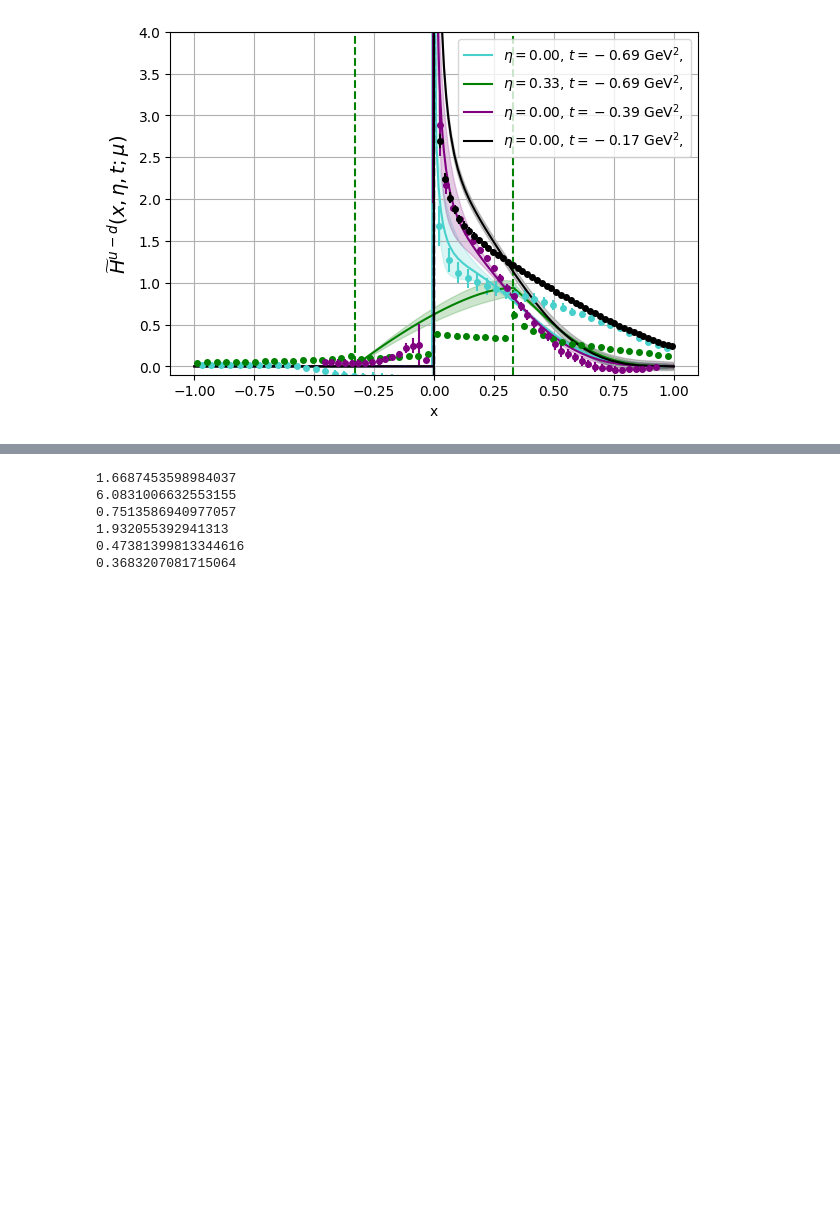
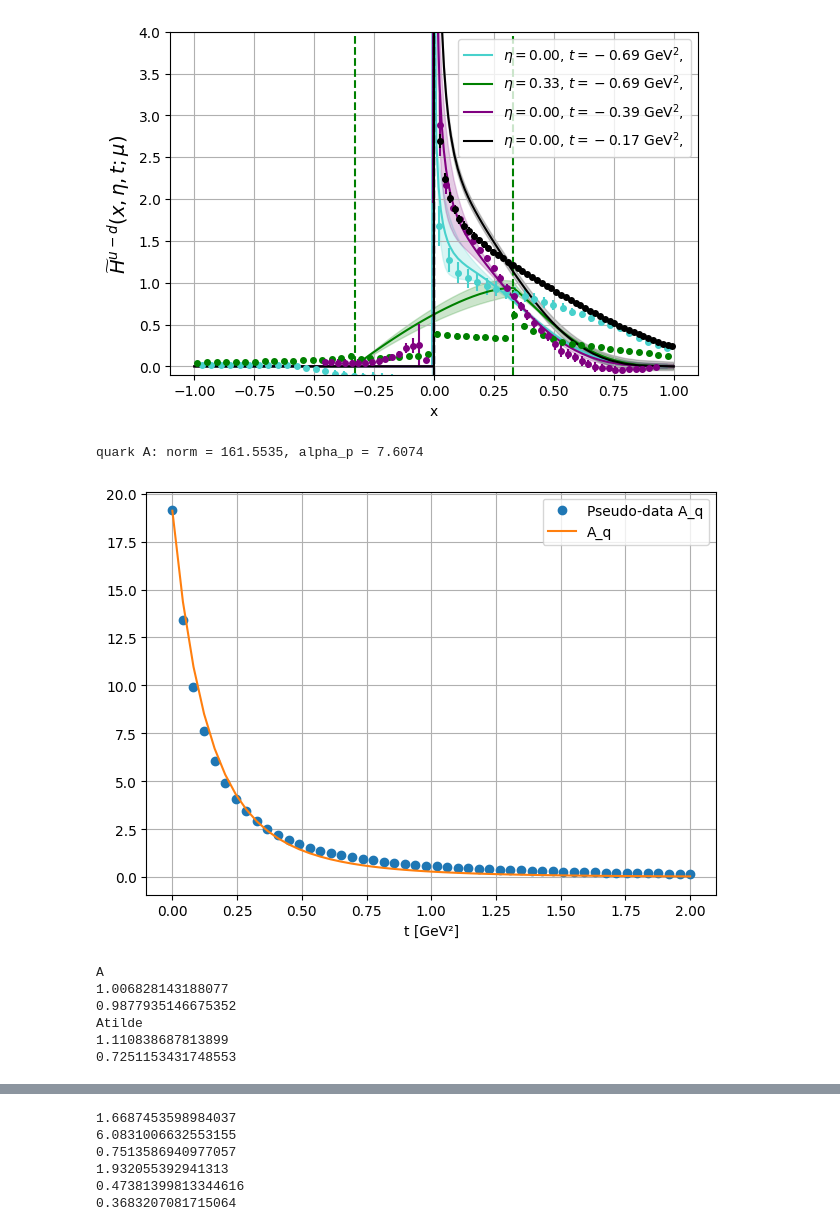
Before and after one commit to HechenMountain/stringy-gpds, a Jupyter notebook: StringBasedGPD.ipynb, the cells around one changed output, grey strips where cells are left out. Saved outputs shown, nothing was run; the diff lists cells and outputs as text; code cells hidden in the pictures; blank space fills up the shorter version.

```diff
--- a/StringBasedGPD.ipynb
+++ b/StringBasedGPD.ipynb
@@ -285,3 +192,33 @@ Time for plot computation for parameters (eta,t) = ((0.33, -0.69)): 0.027462 sec
 Time for plot computation for parameters (eta,t) = ((0.0, -0.39)): 0.027909 seconds
 Time for plot computation for parameters (eta,t) = ((0.0, -0.17)): 0.028804 seconds
 [figure]
+# %%
+from fit import fit_singlet_slopes_Atilde
+fit_singlet_slopes_Atilde(evolution_order="NLO")
+# %% [output]
+quark A: norm = 161.5535, alpha_p = 7.6074
+[figure, added]
+# %%
+from stringy_gpds import evolve_conformal_moment
+print("A")
+q_in = evolve_conformal_moment(2,0,0,1,particle="quark",moment_type="singlet",moment_label="A",evolution_order="NLO")
+q_out =  evolve_conformal_moment(2,0,0,2,particle="quark",moment_type="singlet",moment_label="A",evolution_order="NLO")
+print(q_out/q_in)
+g_in = evolve_conformal_moment(2,0,0,1,particle="gluon",moment_type="singlet",moment_label="A",evolution_order="NLO")
+g_out =  evolve_conformal_moment(2,0,0,2,particle="gluon",moment_type="singlet",moment_label="A",evolution_order="NLO")
+print(g_out/g_in)
+
+print("Atilde")
+q_in = evolve_conformal_moment(2,0,0,1,particle="quark",moment_type="singlet",moment_label="Atilde",evolution_order="NLO")
+q_out =  evolve_conformal_moment(2,0,0,2,particle="quark",moment_type="singlet",moment_label="Atilde",evolution_order="NLO")
+print(q_out/q_in)
+g_in = evolve_conformal_moment(2,0,0,1,particle="gluon",moment_type="singlet",moment_label="Atilde",evolution_order="NLO")
+g_out =  evolve_conformal_moment(2,0,0,2,particle="gluon",moment_type="singlet",moment_label="Atilde",evolution_order="NLO")
+print(g_out/g_in)
+# %% [output]
+A
+1.006828143188077
+0.9877935146675352
+Atilde
+1.110838687813899
+0.7251153431748553
```
Also changed, not shown: parts of 21 cells of this notebook, 5 other files.
